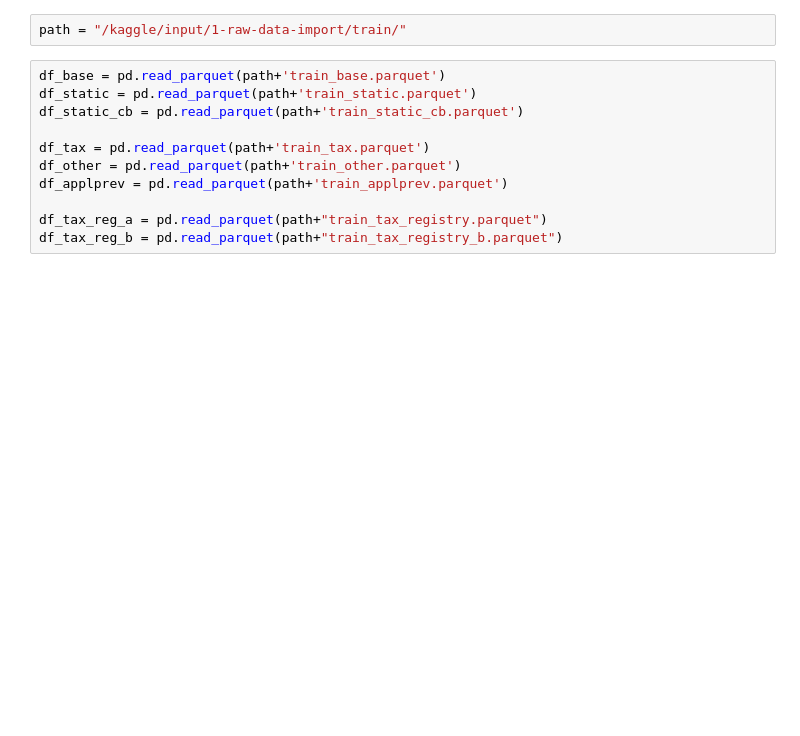
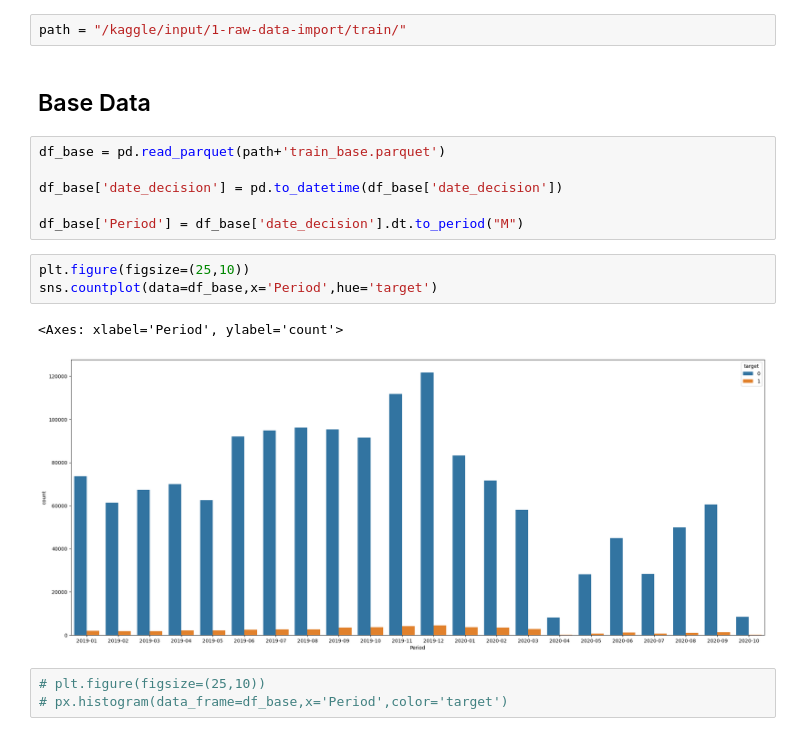
Before and after one commit to KSTarun/Credit_Risk_Home_Loans, a Jupyter notebook: 2-eda.ipynb, the cells around one changed output. Drawn from its saved outputs; the diff is of its cells as text; blank space fills up the shorter version.

```diff
--- a/2-eda.ipynb
+++ b/2-eda.ipynb
@@ -37,14 +39,20 @@ for dirname, _, filenames in os.walk('/kaggle/input/1-raw-data-import/'):
 ### Reading datasets
 # %%
 path = "/kaggle/input/1-raw-data-import/train/"
-# %%
-df_base = pd.read_parquet(path+'train_base.parquet')
-df_static = pd.read_parquet(path+'train_static.parquet')
-df_static_cb = pd.read_parquet(path+'train_static_cb.parquet')
-
-df_tax = pd.read_parquet(path+'train_tax.parquet')
-df_other = pd.read_parquet(path+'train_other.parquet')
-df_applprev = pd.read_parquet(path+'train_applprev.parquet')
-
-df_tax_reg_a = pd.read_parquet(path+"train_tax_registry.parquet")
-df_tax_reg_b = pd.read_parquet(path+"train_tax_registry_b.parquet")
+# %% [markdown]
+## Base Data
+# %%
+df_base = pd.read_parquet(path+'train_base.parquet')
+
+df_base['date_decision'] = pd.to_datetime(df_base['date_decision'])
+
+df_base['Period'] = df_base['date_decision'].dt.to_period("M")
+# %%
+plt.figure(figsize=(25,10))
+sns.countplot(data=df_base,x='Period',hue='target')
+# %% [output]
+<Axes: xlabel='Period', ylabel='count'>
+[figure, added]
+# %%
+# plt.figure(figsize=(25,10))
+# px.histogram(data_frame=df_base,x='Period',color='target')
```
Also changed, not shown: parts of 1 cell of this notebook.
